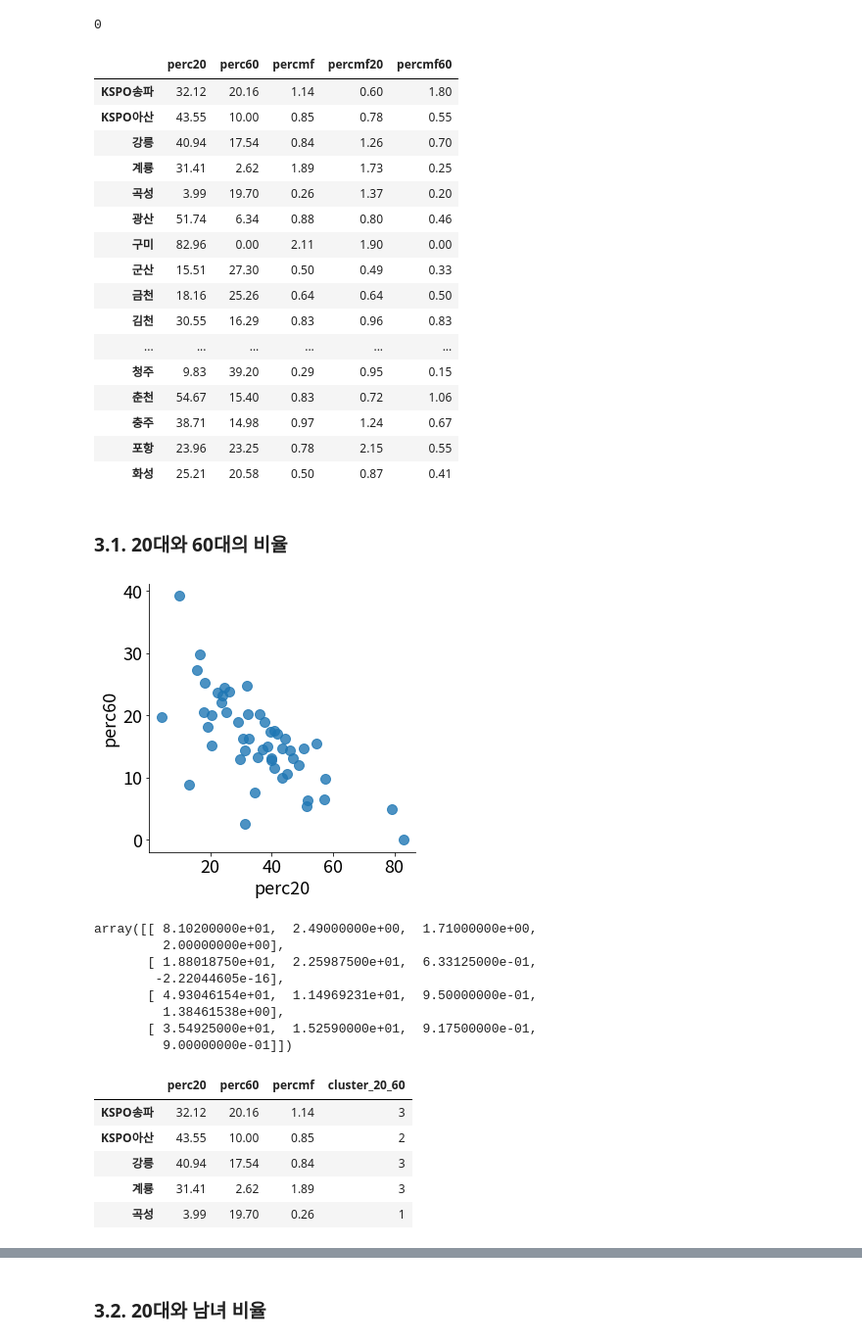
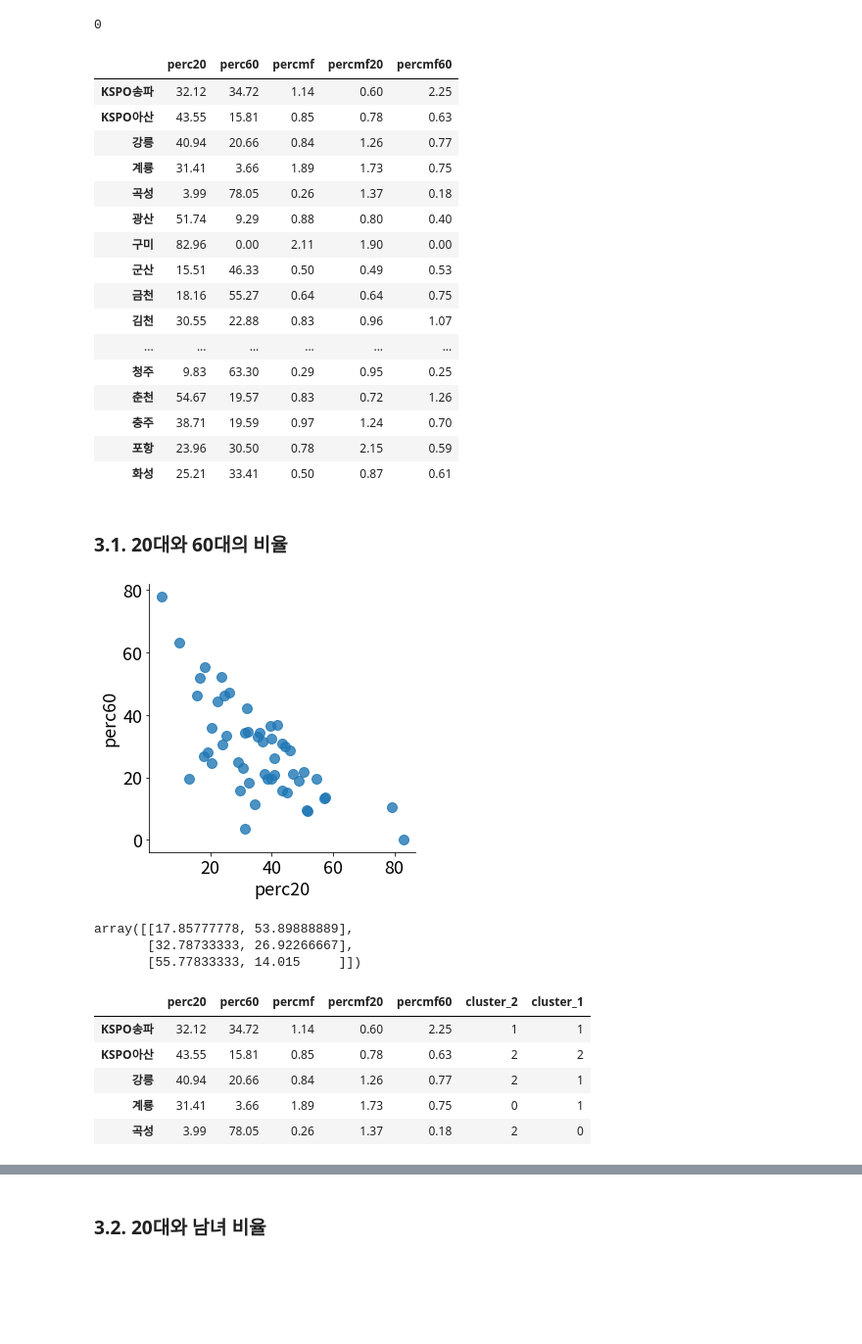
Before and after one commit to CoodingPenguin/data-contest-collection, a Jupyter notebook: sports-data-application-contest-2020/체력인증센터이용자현황.ipynb, the cells around one changed output, grey strips where cells are left out. Shown at 98% size. Drawn from its saved outputs; the diff is of its cells as text; code cells hidden in the pictures; blank space fills up the shorter version.

```diff
--- a/sports-data-application-contest-2020/체력인증센터이용자현황.ipynb
+++ b/sports-data-application-contest-2020/체력인증센터이용자현황.ipynb
@@ -1159,13 +1159,13 @@ def sttus_to_df(sttus):
 
         total_people = temp['AGE_BIN'].count()
         total_twenties = temp[temp['AGE_BIN'] == 20]['AGE_BIN'].count()
-        total_sixties = temp[temp['AGE_BIN'] == 60]['AGE_BIN'].count()
+        total_sixties = temp[(temp['AGE_BIN'] == 60)|(temp['AGE_BIN'] == 70)]['AGE_BIN'].count()
         total_male = temp[temp['TEST_SEX'] == 'M']['TEST_SEX'].count()
         total_female = temp[temp['TEST_SEX'] == 'F']['TEST_SEX'].count()
         total_20_male = temp[(temp['AGE_BIN']==20)&(temp['TEST_SEX']=='M')]['AGE_GBN'].count()
         total_20_female = temp[(temp['AGE_BIN']==20)&(temp['TEST_SEX']=='F')]['AGE_GBN'].count()
-        total_60_male = temp[(temp['AGE_BIN']==60)&(temp['TEST_SEX']=='M')]['AGE_GBN'].count()
-        total_60_female = temp[(temp['AGE_BIN']==60)&(temp['TEST_SEX']=='F')]['AGE_GBN'].count()
+        total_60_male = temp[((temp['AGE_BIN']==60)|(temp['AGE_BIN'] == 70))&(temp['TEST_SEX']=='M')]['AGE_GBN'].count()
+        total_60_female = temp[((temp['AGE_BIN']==60)|(temp['AGE_BIN'] == 70))&(temp['TEST_SEX']=='F')]['AGE_GBN'].count()
 
 #         print('-'*60)
 #         print('센터 :', center)
@@ -1198,49 +1198,44 @@ df_2019 = sttus_to_df(sttus_2019)
 df_2019.head(100)
 # %% [output]
 |  | perc20 | perc60 | percmf | percmf20 | percmf60 |
-| KSPO송파 | 32.12 | 20.16 | 1.14 | 0.60 | 1.80 |
-| KSPO아산 | 43.55 | 10.00 | 0.85 | 0.78 | 0.55 |
-| 강릉 | 40.94 | 17.54 | 0.84 | 1.26 | 0.70 |
-| 계룡 | 31.41 | 2.62 | 1.89 | 1.73 | 0.25 |
-| 곡성 | 3.99 | 19.70 | 0.26 | 1.37 | 0.20 |
-| 광산 | 51.74 | 6.34 | 0.88 | 0.80 | 0.46 |
+| KSPO송파 | 32.12 | 34.72 | 1.14 | 0.60 | 2.25 |
+| KSPO아산 | 43.55 | 15.81 | 0.85 | 0.78 | 0.63 |
+| 강릉 | 40.94 | 20.66 | 0.84 | 1.26 | 0.77 |
+| 계룡 | 31.41 | 3.66 | 1.89 | 1.73 | 0.75 |
+| 곡성 | 3.99 | 78.05 | 0.26 | 1.37 | 0.18 |
+| 광산 | 51.74 | 9.29 | 0.88 | 0.80 | 0.40 |
 | 구미 | 82.96 | 0.00 | 2.11 | 1.90 | 0.00 |
-| 군산 | 15.51 | 27.30 | 0.50 | 0.49 | 0.33 |
-| 금천 | 18.16 | 25.26 | 0.64 | 0.64 | 0.50 |
-| 김천 | 30.55 | 16.29 | 0.83 | 0.96 | 0.83 |
+| 군산 | 15.51 | 46.33 | 0.50 | 0.49 | 0.53 |
+| 금천 | 18.16 | 55.27 | 0.64 | 0.64 | 0.75 |
+| 김천 | 30.55 | 22.88 | 0.83 | 0.96 | 1.07 |
 | ... | ... | ... | ... | ... | ... |
-| 청주 | 9.83 | 39.20 | 0.29 | 0.95 | 0.15 |
-| 춘천 | 54.67 | 15.40 | 0.83 | 0.72 | 1.06 |
-| 충주 | 38.71 | 14.98 | 0.97 | 1.24 | 0.67 |
-| 포항 | 23.96 | 23.25 | 0.78 | 2.15 | 0.55 |
-| 화성 | 25.21 | 20.58 | 0.50 | 0.87 | 0.41 |
+| 청주 | 9.83 | 63.30 | 0.29 | 0.95 | 0.25 |
+| 춘천 | 54.67 | 19.57 | 0.83 | 0.72 | 1.26 |
+| 충주 | 38.71 | 19.59 | 0.97 | 1.24 | 0.70 |
+| 포항 | 23.96 | 30.50 | 0.78 | 2.15 | 0.59 |
+| 화성 | 25.21 | 33.41 | 0.50 | 0.87 | 0.61 |
 # %% [markdown]
 ### 3.1. 20대와 60대의 비율
 # %%
 sns.lmplot('perc20', 'perc60', data=df_2019, fit_reg=False, scatter_kws={'s':100})
 plt.show()
 # %% [output]
-[figure, old version]
+[figure, new version]
 # %%
-points_20_60 = df_2019.values
-kmeans_20_60 = KMeans(n_clusters=4).fit(points_20_60)
-kmeans_20_60.cluster_centers_
+points_1 = df_2019[['perc20', 'perc60']].values
+kmeans_1 = KMeans(n_clusters=3).fit(points_1)
+kmeans_1.cluster_centers_
 # %% [output]
-array([[ 8.10200000e+01,  2.49000000e+00,  1.71000000e+00,
-         2.00000000e+00],
-       [ 1.88018750e+01,  2.25987500e+01,  6.33125000e-01,
-        -2.22044605e-16],
-       [ 4.93046154e+01,  1.14969231e+01,  9.50000000e-01,
-         1.38461538e+00],
-       [ 3.54925000e+01,  1.52590000e+01,  9.17500000e-01,
-         9.00000000e-01]])
+array([[17.85777778, 53.89888889],
+       [32.78733333, 26.92266667],
+       [55.77833333, 14.015     ]])
 # %%
-df_2019['cluster_20_60'] = kmeans_20_60.labels_
+df_2019['cluster_1'] = kmeans_1.labels_
 df_2019.head()
 # %% [output]
-|  | perc20 | perc60 | percmf | cluster_20_60 |
-| KSPO송파 | 32.12 | 20.16 | 1.14 | 3 |
-| KSPO아산 | 43.55 | 10.00 | 0.85 | 2 |
-| 강릉 | 40.94 | 17.54 | 0.84 | 3 |
-| 계룡 | 31.41 | 2.62 | 1.89 | 3 |
-| 곡성 | 3.99 | 19.70 | 0.26 | 1 |
+|  | perc20 | perc60 | percmf | percmf20 | percmf60 | cluster_2 | cluster_1 |
+| KSPO송파 | 32.12 | 34.72 | 1.14 | 0.60 | 2.25 | 1 | 1 |
+| KSPO아산 | 43.55 | 15.81 | 0.85 | 0.78 | 0.63 | 2 | 2 |
+| 강릉 | 40.94 | 20.66 | 0.84 | 1.26 | 0.77 | 2 | 1 |
+| 계룡 | 31.41 | 3.66 | 1.89 | 1.73 | 0.75 | 0 | 1 |
+| 곡성 | 3.99 | 78.05 | 0.26 | 1.37 | 0.18 | 2 | 0 |
```
Also changed, not shown: parts of 18 cells of this notebook.
